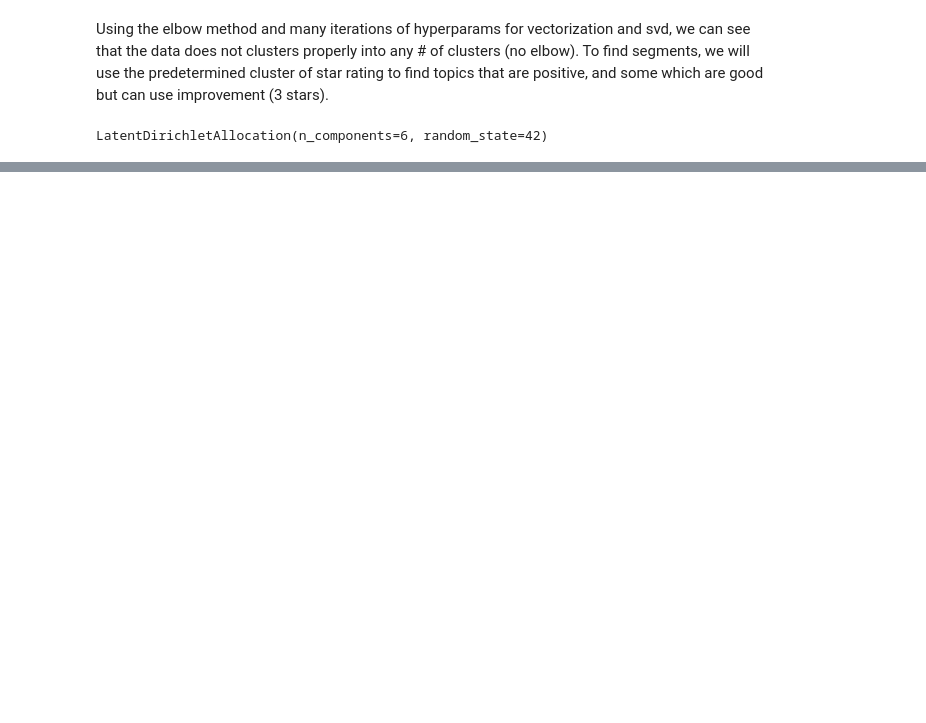
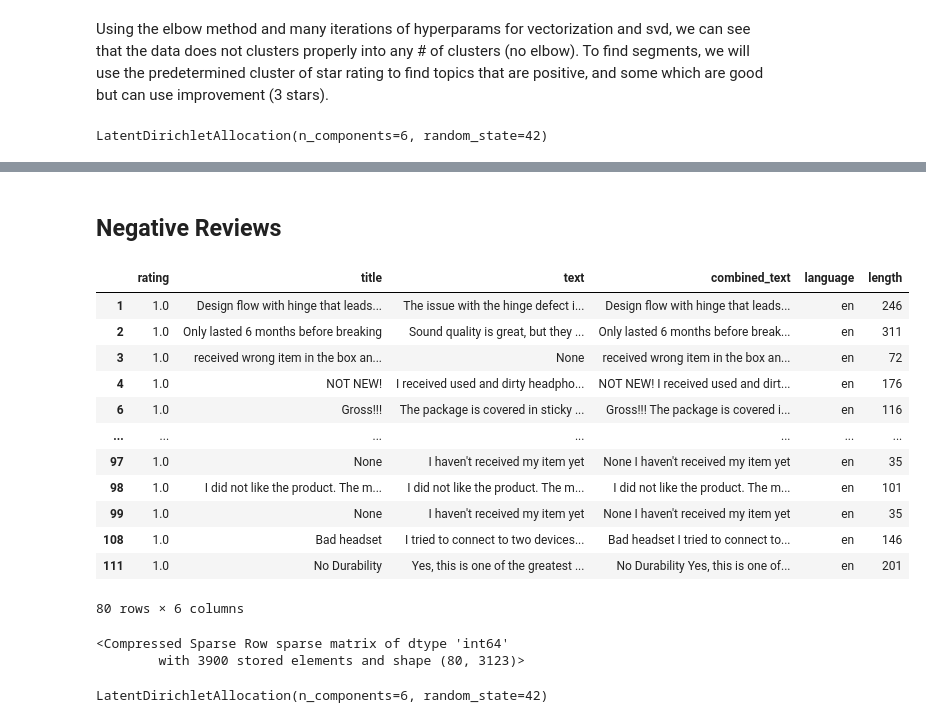
Before and after one commit to kcshenoy/xm5_segments, a Jupyter notebook: xm5_segments.ipynb, the cells around one changed output, grey strips where cells are left out. Cells and saved outputs as stored; diff of their text form; code cells hidden in the pictures; blank space fills up the shorter version.

Commit message:
individual vectorizers, negative topics

```diff
--- a/xm5_segments.ipynb
+++ b/xm5_segments.ipynb
@@ -468,0 +487,18 @@ Motivations: A desire for top-tier performance and premium experiences that exce
+# %% [markdown]
+## Negative Reviews
+# %%
+negatives[negatives["rating"] < 2]
+# %% [output]
+|  | rating | title | text | combined_text | language | length |
+| 1 | 1.0 | Design flow with hinge that leads... | The issue with the hinge defect i... | Design flow with hinge that leads... | en | 246 |
+| 2 | 1.0 | Only lasted 6 months before breaking | Sound quality is great, but they ... | Only lasted 6 months before break... | en | 311 |
+| 3 | 1.0 | received wrong item in the box an... | None | received wrong item in the box an... | en | 72 |
+| 4 | 1.0 | NOT NEW! | I received used and dirty headpho... | NOT NEW! I received used and dirt... | en | 176 |
+| 6 | 1.0 | Gross!!! | The package is covered in sticky ... | Gross!!! The package is covered i... | en | 116 |
+| ... | ... | ... | ... | ... | ... | ... |
+| 97 | 1.0 | None | I haven't received my item yet | None I haven't received my item yet | en | 35 |
+| 98 | 1.0 | I did not like the product. The m... | I did not like the product. The m... | I did not like the product. The m... | en | 101 |
+| 99 | 1.0 | None | I haven't received my item yet | None I haven't received my item yet | en | 35 |
+| 108 | 1.0 | Bad headset | I tried to connect to two devices... | Bad headset I tried to connect to... | en | 146 |
+| 111 | 1.0 | No Durability | Yes, this is one of the greatest ... | No Durability Yes, this is one of... | en | 201 |
+80 rows × 6 columns
@@ -468,0 +517,13 @@ Motivations: A desire for top-tier performance and premium experiences that exce
+# %%
+matrix_1
+# %% [output]
+<Compressed Sparse Row sparse matrix of dtype 'int64'
+        with 3900 stored elements and shape (80, 3123)>
+# %%
+lda_1 = LatentDirichletAllocation(n_components=6, random_state=42)
+lda_1.fit(matrix_1)
+
+lda_2 = LatentDirichletAllocation(n_components=6, random_state=42)
+lda_2.fit(matrix_2)
+# %% [output]
+LatentDirichletAllocation(n_components=6, random_state=42)
```
Also changed, not shown: parts of 13 cells of this notebook.
